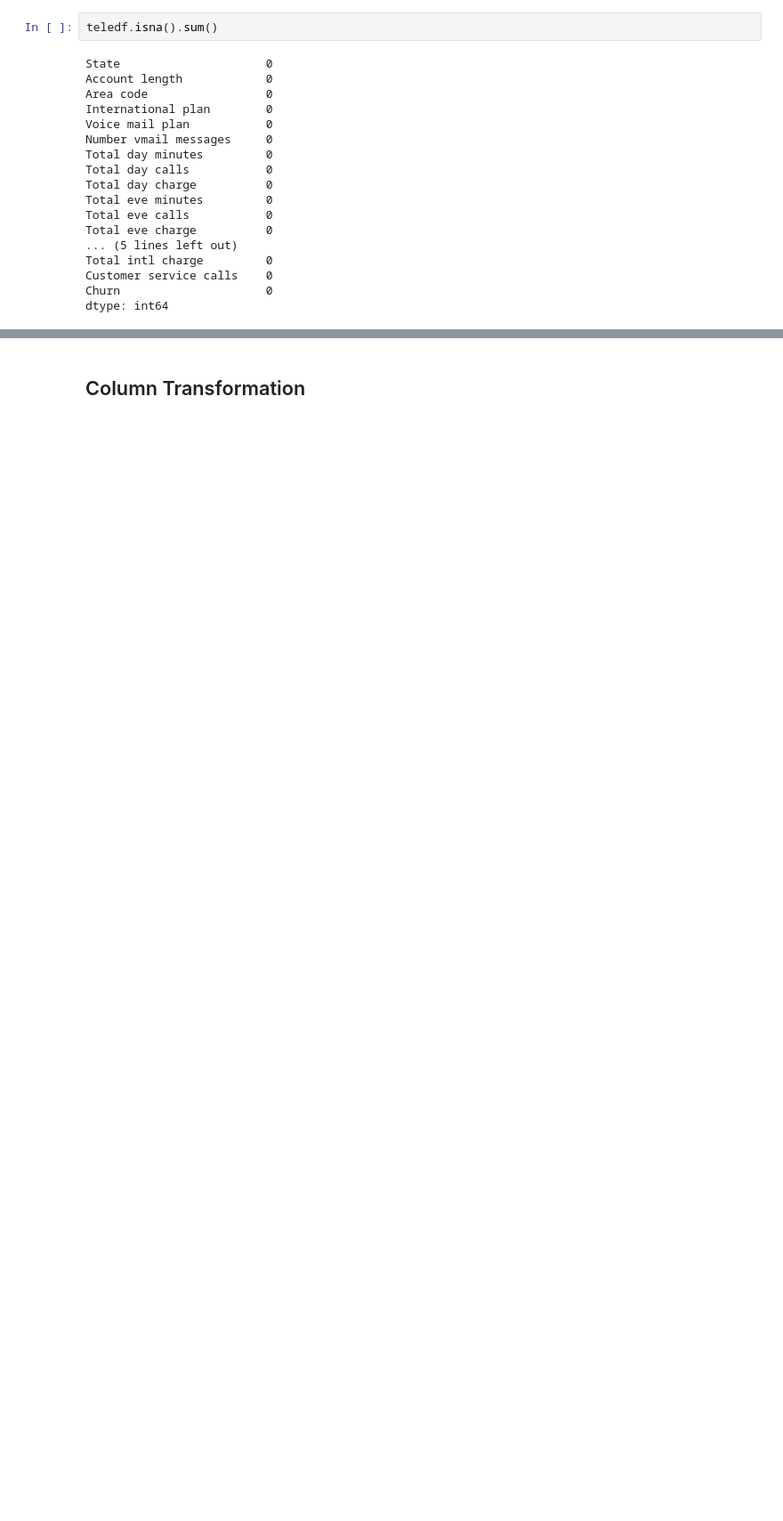
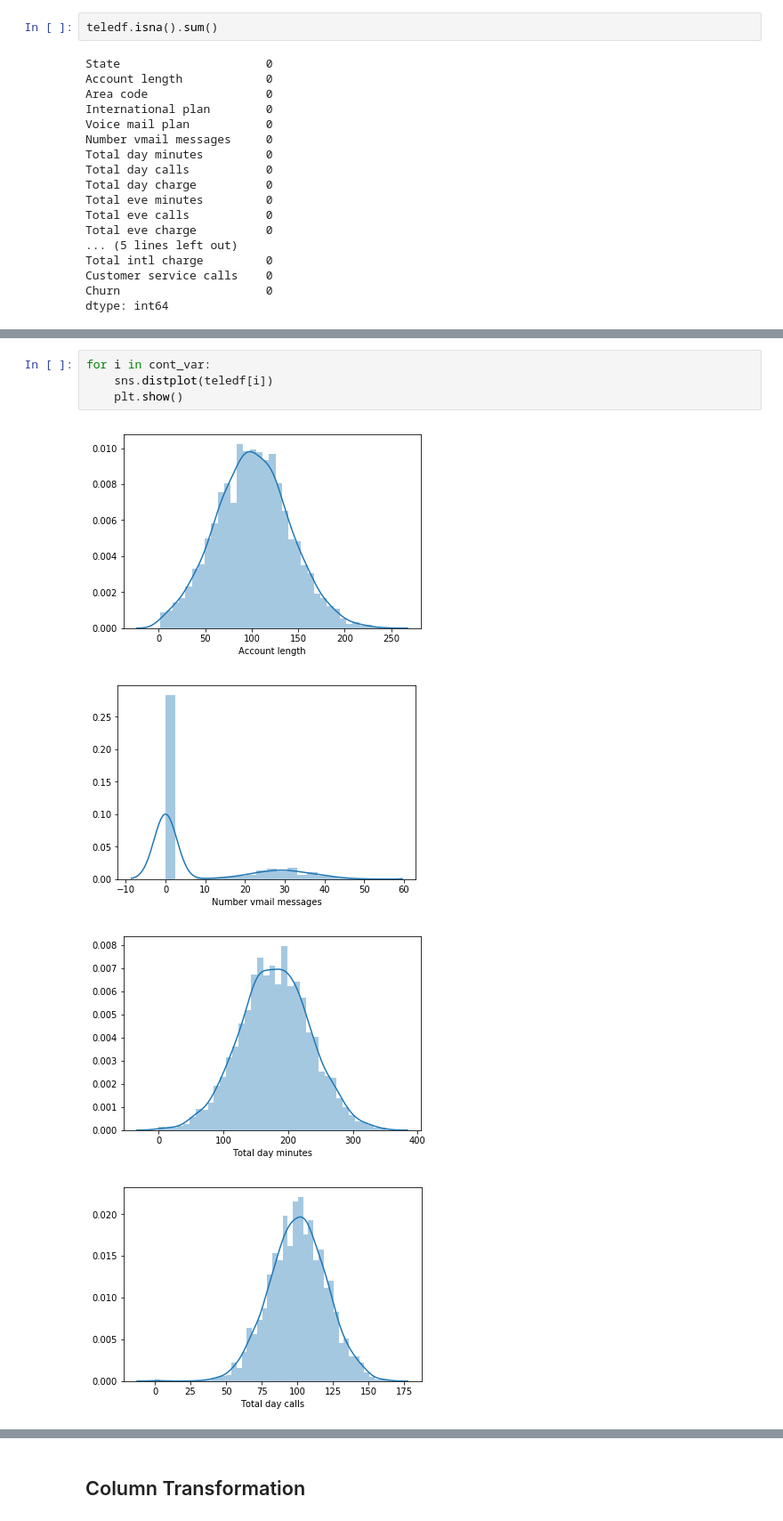
Before and after one commit to kangand/1000ml, a Jupyter notebook: unit5_project/Data prep.ipynb, the cells around one changed output, grey strips where cells are left out. Shown: that part at 89% size. Cells and saved outputs as stored; diff of their text form; blank space fills up the shorter version.

```diff
--- a/unit5_project/Data prep.ipynb
+++ b/unit5_project/Data prep.ipynb
@@ -103,0 +123,9 @@ teledf.sample(5)
+# %%
+for i in cont_var:
+    sns.distplot(teledf[i])
+    plt.show()
+# %% [output]
+[figure, added]
+[figure, added]
+[figure, added]
+[figure, added]
```
Also changed, not shown: parts of 8 cells of this notebook.
